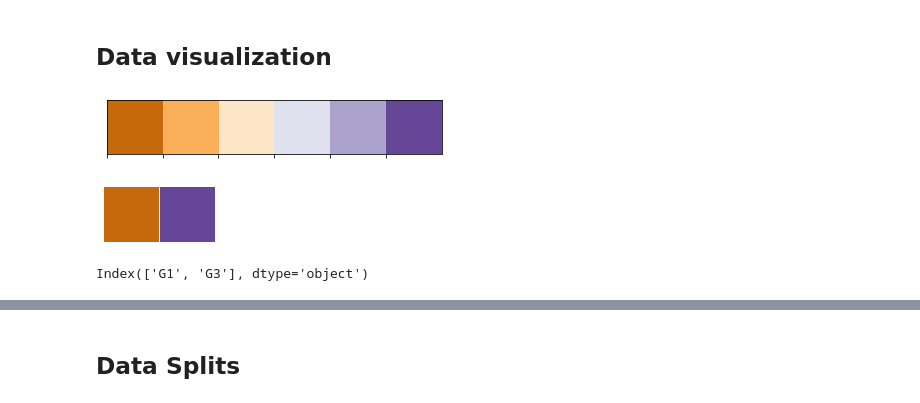
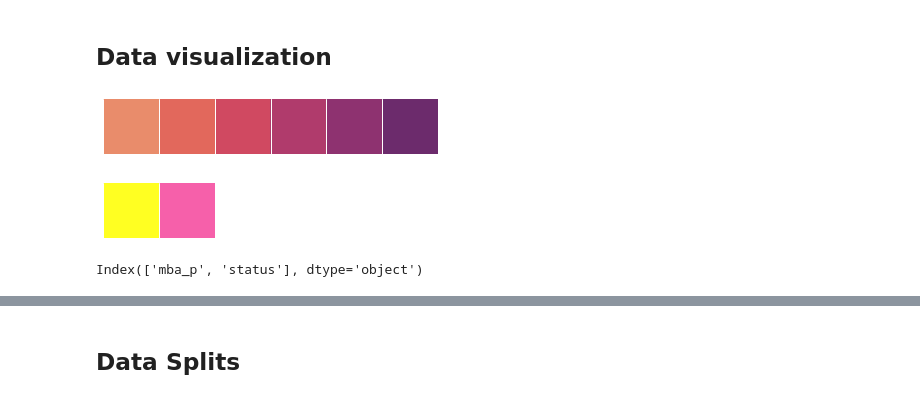
Before and after one commit to Salonee-Jain/MLnow_2.0, a Jupyter notebook: LinearRegression/Univariate.ipynb, the cells around one changed output, grey strips where cells are left out. Cells and saved outputs as stored; diff of their text form; code cells hidden in the pictures.

```diff
--- a/LinearRegression/Univariate.ipynb
+++ b/LinearRegression/Univariate.ipynb
@@ -87,19 +91,19 @@ multivariate_MathData_2.csv  student-por.csv
 ## Data visualization
 # %%
 import seaborn as sns
-sns.palplot(sns.color_palette('PuOr')) #Purple to Orange colors
-pal = sns.color_palette('PuOr', 6) #print 6 color shades from Purple to Orange
+sns.palplot(sns.color_palette("flare"))
+pal = sns.color_palette('flare', 6) #print 6 color shades from flare
 pal.as_hex() #set hex code values for colors
 
 import matplotlib.pyplot as plt
 plt.style.use(['seaborn'])
-sns_colors = ['#c6690c', '#664697'] #orange Purple hex codes
+sns_colors = ['#ffff22', '#F660AA'] #blue and pink hex codes
 sns.set_palette(sns_colors) #set the palette as sns_colors
 sns.palplot(sns.color_palette(sns_colors)) #plot the color codes
 # %% [output]
-[figure, old version]
+[figure, new version]
-[figure, old version]
+[figure, new version]
 # %%
-uniMathData.columns #columns in the dataframe
+uniData.columns #columns in the dataframe
 # %% [output]
-Index(['G1', 'G3'], dtype='object')
+Index(['mba_p', 'status'], dtype='object')
```
Also changed, not shown: parts of 28 cells of this notebook.
